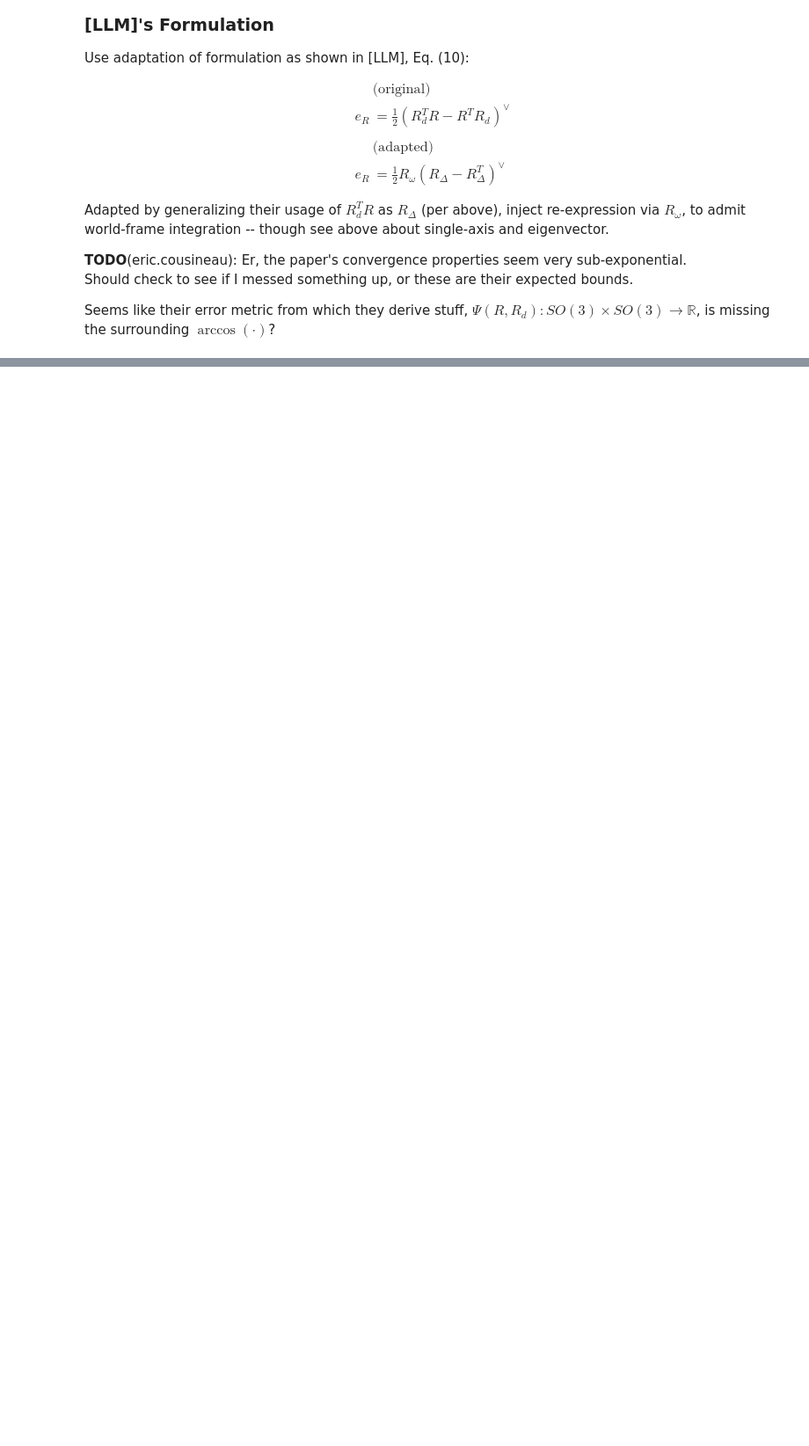
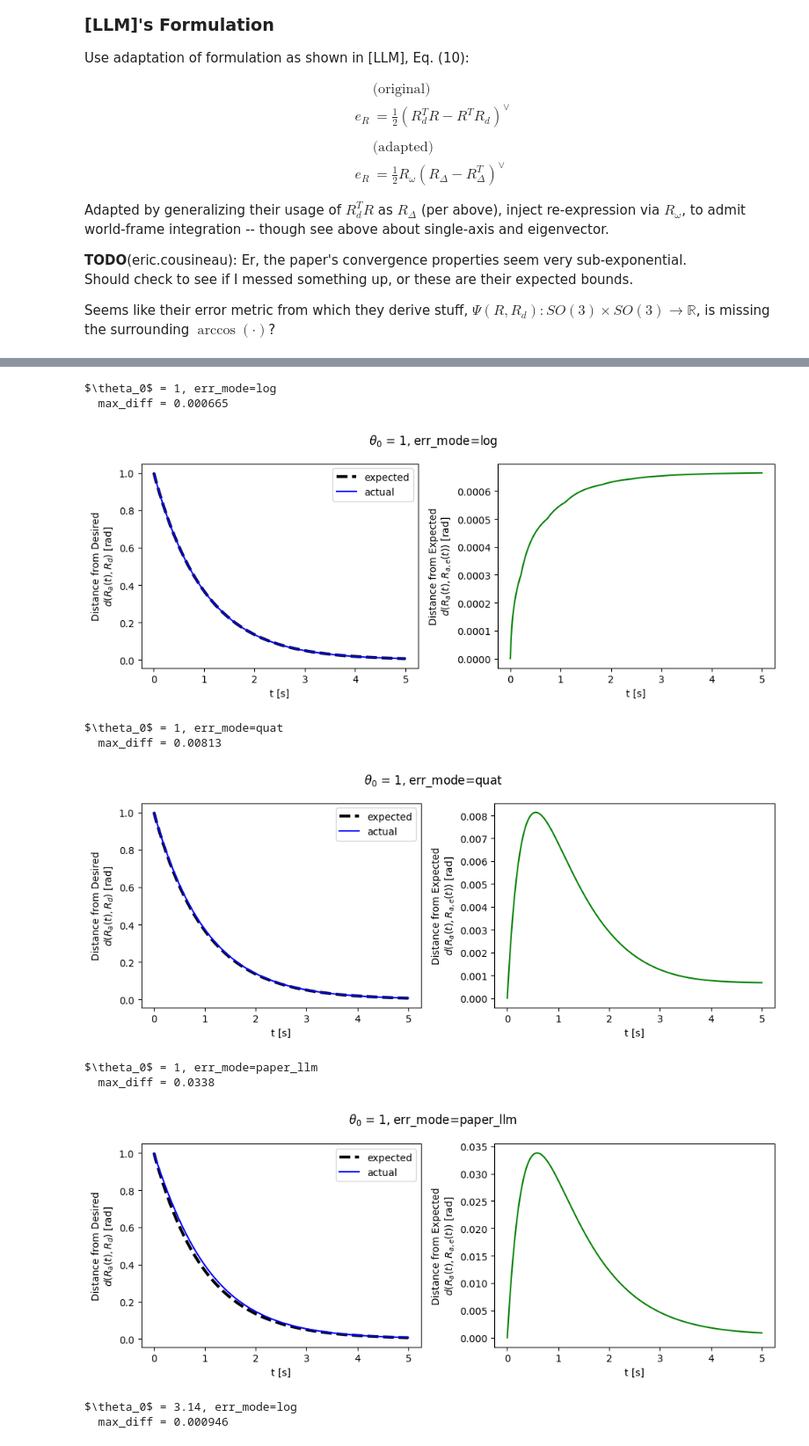
Before and after one commit to EricCousineau-TRI/repro, a Jupyter notebook: drake_stuff/notebooks/so2_so3_feedback.ipynb, the cells around one changed output, grey strips where cells are left out. Shown: that part at 88% size. Cells and saved outputs as stored; diff of their text form; code cells hidden in the pictures; blank space fills up the shorter version.

Commit message:
yeah, the E-matrix thing has sub-exponential, but seems fine?

```diff
--- a/drake_stuff/notebooks/so2_so3_feedback.ipynb
+++ b/drake_stuff/notebooks/so2_so3_feedback.ipynb
@@ -348,12 +386,25 @@ def check_so3(theta0, *, err_mode, use_world_frame):
             w = R_a.T @ w
         return skew(w)
 
+    def rot_error_quat(R_a, R_d):
+        quat_a = rot_to_quat(R_a)
+        quat_d = rot_to_quat(R_d)
+        N = quat_dot_to_angular(quat_a)
+        # Attempted to project w/ chain rule like Drake.
+        # Doesn't seem right tho.
+        # dnorm_dq = (np.eye(4) - quat_a @ quat_a.T)
+        # N = N @ dnorm_dq
+        w_err = -N @ quat_d
+        return skew(w_err)
+
     def calc_qd(q):
         R_a = q_to_R(q, check=False)
         if err_mode == "paper_llm":
             err_hat = rot_error_paper_llm(R_a, R_d)
         elif err_mode == "log":
             err_hat = rot_error_log(R_a, R_d)
+        elif err_mode == "quat":
+            err_hat = rot_error_quat(R_a, R_d)
         else:
             assert False
         w_hat = -err_hat
@@ -373,31 +424,43 @@ def check_so3(theta0, *, err_mode, use_world_frame):
 
     ts, diffs, th_as, th_es = map(np.asarray, (ts, diffs, th_as, th_es))
 
     max_diff = maxabs(diffs)
 
     fig, axs = plt.subplots(ncols=2, figsize=(10, 4))
     plt.sca(axs[0])
     plt.plot(ts, th_es, "k--", linewidth=3, label="expected")
     plt.plot(ts, th_as, "b-", label="actual")
     plt.xlabel("t [s]")
     plt.ylabel("Distance from Desired\n$d(R_a(t), R_d)$ [rad]")
     plt.legend()
 
     plt.sca(axs[1])
     plt.plot(ts, diffs, "g")
     plt.xlabel("t [s]")
     plt.ylabel("Distance from Expected\n$d(R_a(t), R_{a,e}(t))$ [rad]")
     return max_diff
 
 for theta0 in [1.0, np.pi - 0.001]:
-    for err_mode in ["log", "paper_llm"]:
+    for err_mode in ["log", "quat", "paper_llm"]:
         for use_world_frame in [True]: #, False]:
             title = f"$\\theta_0$ = {theta0:.3g}, err_mode={err_mode}" #, use_world_frame={use_world_frame}"
             print(title)
             max_diff = check_so3(
                 theta0, err_mode=err_mode, use_world_frame=use_world_frame,
             )
             plt.suptitle(title)
             plt.tight_layout()
             print(f"  max_diff = {max_diff:.3g}")
             plt.show()
+# %% [output]
+$\theta_0$ = 1, err_mode=log
+  max_diff = 0.000665
+[figure, added]
+$\theta_0$ = 1, err_mode=quat
+  max_diff = 0.00813
+[figure, added]
+$\theta_0$ = 1, err_mode=paper_llm
+  max_diff = 0.0338
+[figure, added]
+$\theta_0$ = 3.14, err_mode=log
+  max_diff = 0.000946
```
Also changed, not shown: parts of 9 cells of this notebook, 1 other file.
